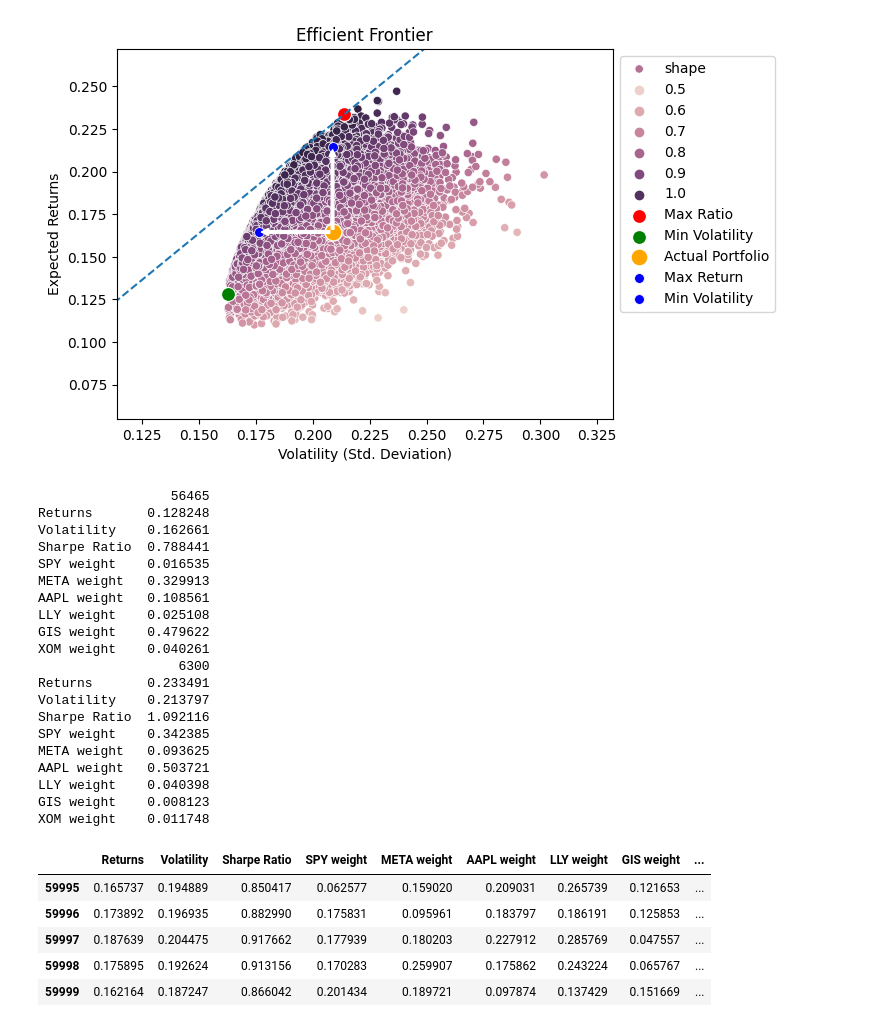
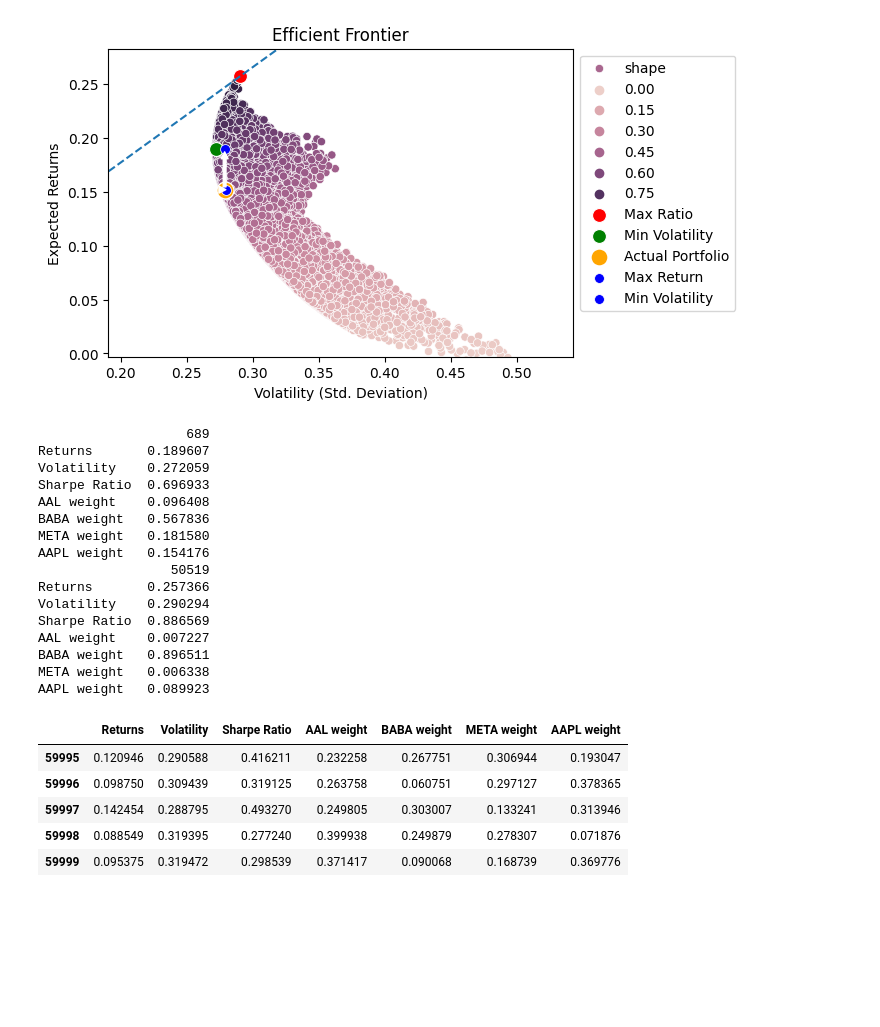
Before and after one commit to Laverdure77/Portfolio_Forecasting, a Jupyter notebook: notebooks/pyPortfolioOpt.ipynb, the cells around one changed output. Drawn from its saved outputs; the diff is of its cells as text; code cells hidden in the pictures; blank space fills up the shorter version.

Commit message:
fast api ok, graph issues

```diff
--- a/notebooks/pyPortfolioOpt.ipynb
+++ b/notebooks/pyPortfolioOpt.ipynb
@@ -19,8 +19,8 @@ import seaborn as sns
 # %%
 end_date = datetime.today()
 start_date = end_date - timedelta(days=3000)
-tickers = ['SPY','META', 'AAPL','LLY', 'GIS', 'XOM']
-weights = [20,10,5,25,25,15]
+tickers = ["AAL","BABA","META","AAPL"]
+weights = [20, 40, 20, 20]
 # %%
 # Import data
 def getData(tickers:list, start_date:datetime, end_date:datetime):
@@ -64,5 +64,18 @@ actual_volatility = volatility_performance(weights, cov_annual)
 actual_return = return_performance(weights, returns_annual)
 actual_sharpe = actual_return / actual_volatility
 
+# a dictionary for Returns and Risk values of each portfolio
+actual_portfolio = {'Returns': actual_return,
+            'Volatility': actual_volatility,
+            'Sharpe Ratio': actual_sharpe}
+
+# extend original dictionary to accomodate each ticker and weight in the portfolio
+for counter,symbol in enumerate(tickers):
+    actual_portfolio[symbol+' weight'] = weights[counter]
+
+# make a nice dataframe of the extended dictionary
+actual_portfolio_df= pd.DataFrame.from_dict(actual_portfolio, orient='index').T
+
 df.head()
+actual_portfolio_df
 # %% [output]
@@ -170,72 +230,70 @@ Min Volability for actual Return : 0.1645
 # %%
 # plot frontier, max sharpe & min Volatility values with a scatterplot
+fig, ax = plt.subplots(figsize=(6, 4))
+
 ax = sns.scatterplot(data=df, x='Volatility', y='Returns', hue='Sharpe Ratio',
                 cmap='RdYlGn', edgecolors='black', label="shape")
 sns.scatterplot(x=sharpe_portfolio['Volatility'], y=sharpe_portfolio['Returns'], c='red', marker='o', s=100, label='Max Ratio')
 sns.scatterplot(x=min_variance_port['Volatility'], y=min_variance_port['Returns'], c='green', marker='o', s=100, label='Min Volatility')
 sns.scatterplot(x=x_actual, y=y_actual, c='orange', marker='o', s=150, label='Actual Portfolio')
 sns.lineplot(x=x_tangent, y=y_tangent , linestyle='--')
 
 sns.scatterplot(x=max_return_for_volatility['Volatility'], y=max_return_for_volatility['Returns'], c='blue', marker='o', s=50, label='Max Return')
 sns.scatterplot(x=min_volatility_for_return['Volatility'], y=min_volatility_for_return['Returns'], c='blue', marker='o', s=50, label='Min Volatility')
 
 
 plt.annotate("",
             xy=(max_return_for_volatility['Volatility'], max_return_for_volatility['Returns']),
             xytext=(x_actual[0], y_actual[0]),
             arrowprops=dict(arrowstyle="simple", color="white")
             )
 plt.annotate("",
             xy=(min_volatility_for_return['Volatility'],min_volatility_for_return['Returns']),
             xytext=(x_actual[0], y_actual[0]),
             arrowprops=dict(arrowstyle="simple", color="white")
             )
 
 
 # Set the axis limits
 plt.xlim(min_volatility * 0.7, max_volatility * 1.1)  # add some padding to the left and right
 plt.ylim(min_return * 0.5, max_return * 1.1)
 sns.move_legend(ax, "upper left", bbox_to_anchor=(1, 1))
 plt.xlabel('Volatility (Std. Deviation)')
 plt.ylabel('Expected Returns')
 plt.title('Efficient Frontier')
 plt.show()
 # %% [output]
-[figure, old version]
+[figure, new version]
 # %%
 # print the details of the 2 special portfolios
 print(min_variance_port.T)
 print(sharpe_portfolio.T)
 # %% [output]
-                 56465
-Returns       0.128248
-Volatility    0.162661
-Sharpe Ratio  0.788441
-SPY weight    0.016535
-META weight   0.329913
-AAPL weight   0.108561
-LLY weight    0.025108
-GIS weight    0.479622
-XOM weight    0.040261
-                  6300
-Returns       0.233491
-Volatility    0.213797
-Sharpe Ratio  1.092116
-SPY weight    0.342385
-META weight   0.093625
-AAPL weight   0.503721
-LLY weight    0.040398
-GIS weight    0.008123
-XOM weight    0.011748
+                   689
+Returns       0.189607
+Volatility    0.272059
+Sharpe Ratio  0.696933
+AAL weight    0.096408
+BABA weight   0.567836
+META weight   0.181580
+AAPL weight   0.154176
+                 50519
+Returns       0.257366
+Volatility    0.290294
+Sharpe Ratio  0.886569
+AAL weight    0.007227
+BABA weight   0.896511
+META weight   0.006338
+AAPL weight   0.089923
 # %%
 df.tail()
 # %% [output]
-|  | Returns | Volatility | Sharpe Ratio | SPY weight | META weight | AAPL weight | LLY weight | GIS weight | ... |
-| 59995 | 0.165737 | 0.194889 | 0.850417 | 0.062577 | 0.159020 | 0.209031 | 0.265739 | 0.121653 | ... |
-| 59996 | 0.173892 | 0.196935 | 0.882990 | 0.175831 | 0.095961 | 0.183797 | 0.186191 | 0.125853 | ... |
-| 59997 | 0.187639 | 0.204475 | 0.917662 | 0.177939 | 0.180203 | 0.227912 | 0.285769 | 0.047557 | ... |
-| 59998 | 0.175895 | 0.192624 | 0.913156 | 0.170283 | 0.259907 | 0.175862 | 0.243224 | 0.065767 | ... |
-| 59999 | 0.162164 | 0.187247 | 0.866042 | 0.201434 | 0.189721 | 0.097874 | 0.137429 | 0.151669 | ... |
+|  | Returns | Volatility | Sharpe Ratio | AAL weight | BABA weight | META weight | AAPL weight |
+| 59995 | 0.120946 | 0.290588 | 0.416211 | 0.232258 | 0.267751 | 0.306944 | 0.193047 |
+| 59996 | 0.098750 | 0.309439 | 0.319125 | 0.263758 | 0.060751 | 0.297127 | 0.378365 |
+| 59997 | 0.142454 | 0.288795 | 0.493270 | 0.249805 | 0.303007 | 0.133241 | 0.313946 |
+| 59998 | 0.088549 | 0.319395 | 0.277240 | 0.399938 | 0.249879 | 0.278307 | 0.071876 |
+| 59999 | 0.095375 | 0.319472 | 0.298539 | 0.371417 | 0.090068 | 0.168739 | 0.369776 |
 # %%
 df['tags'] = 'points'
 
```
Also changed, not shown: parts of 6 cells of this notebook, 9 other files.
